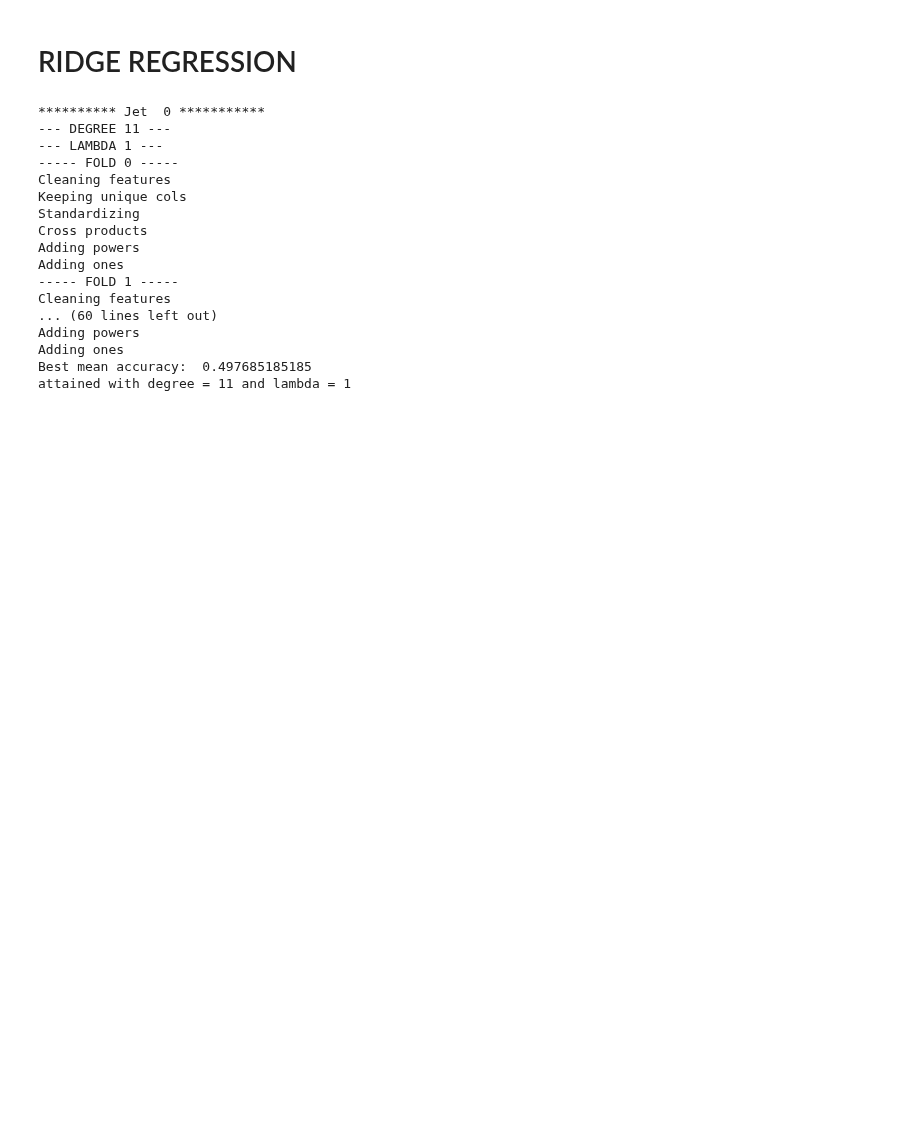
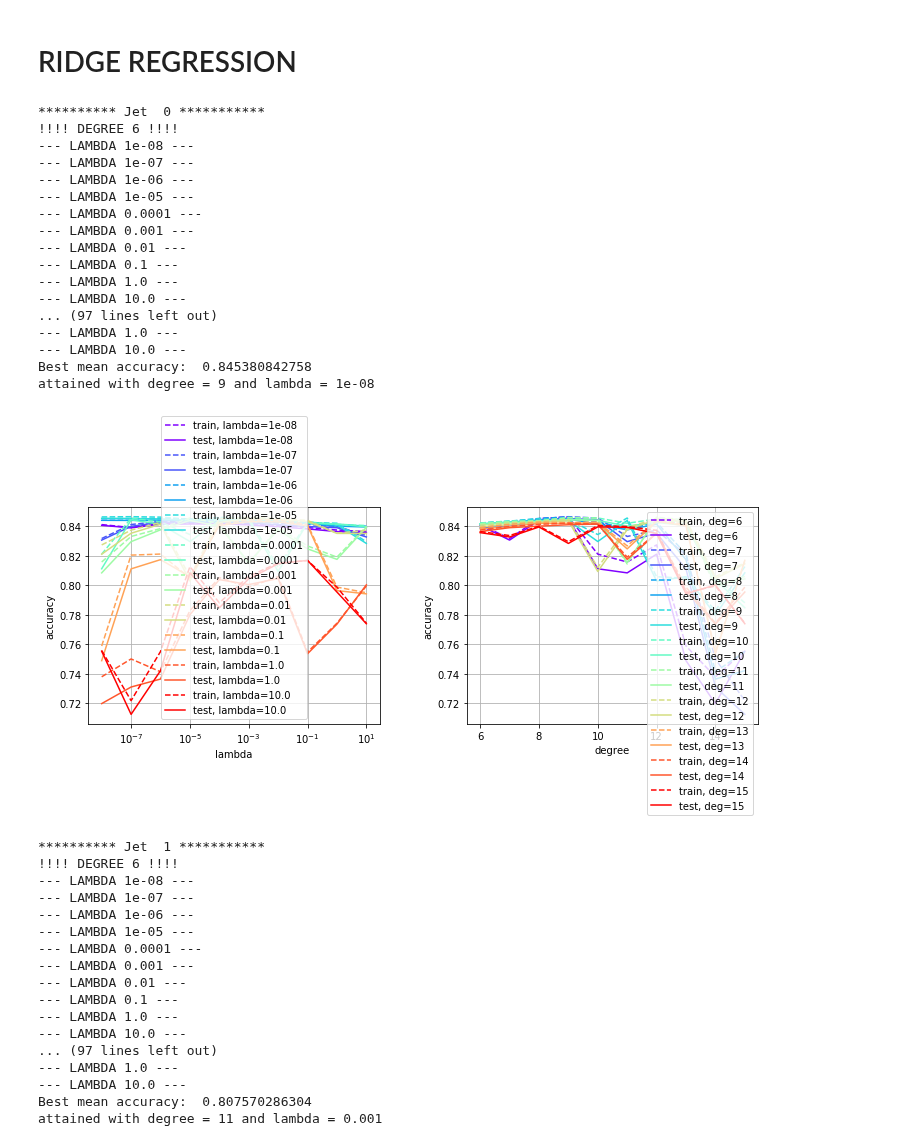
Before and after one commit to LucaZampieri/LMO_ML, a Jupyter notebook: project1/trial_ondine_splitjet.ipynb, the cells around one changed output. Drawn from its saved outputs; the diff is of its cells as text; code cells hidden in the pictures; blank space fills up the shorter version.

Commit message:
Best score 0.83275!! Splitted jets, 10 folds cross validation, ridge regression

```diff
--- a/project1/trial_ondine_splitjet.ipynb
+++ b/project1/trial_ondine_splitjet.ipynb
@@ -24,9 +25,9 @@ import operator
 # %%
 DATA_FOLDER = 'data/'
 
-y_train, tx_train, ids_train = load_csv_data(DATA_FOLDER+'train.csv',sub_sample=True) # FALSE
+y_train, tx_train, ids_train = load_csv_data(DATA_FOLDER+'train.csv',sub_sample=False)
 
-y_test, tx_test, ids_test = load_csv_data(DATA_FOLDER+'test.csv',sub_sample=True) # FALSE
+y_test, tx_test, ids_test = load_csv_data(DATA_FOLDER+'test.csv',sub_sample=False)
 # %%
 y_train.shape
 # %% [output]
@@ -277,7 +312,7 @@ def cross_validation_single_jet_ridge_regression(degrees, lambdas, y_single_jet_
     max_acc_cv_test = np.zeros([len(degrees), len(lambdas)])
 
     for i, single_degree in enumerate(degrees):
-        print('--- DEGREE', single_degree, '---')
+        print('!!!! DEGREE', single_degree, '!!!!')
         for j, single_lambda in enumerate(lambdas):
             print('--- LAMBDA', single_lambda, '---')
             mean_acc_cv_train[i,j], mean_acc_cv_test[i,j], var_acc_cv_train[i,j], var_acc_cv_test[i,j], \
@@ -288,6 +323,7 @@ def cross_validation_single_jet_ridge_regression(degrees, lambdas, y_single_jet_
     max_id_deg, max_id_lambda = np.unravel_index(mean_acc_cv_test.argmax(), mean_acc_cv_test.shape)
     print('Best mean accuracy: ', mean_acc_cv_test[max_id_deg, max_id_lambda])
     print('attained with degree =', degrees[max_id_deg], 'and lambda =', lambdas[max_id_lambda])
+    plot_accuracy_evolution(degrees, lambdas, mean_acc_cv_train, mean_acc_cv_test, var_acc_cv_train, var_acc_cv_test)
 
     if returnAll == True:
         return degrees[max_id_deg], lambdas[max_id_lambda], mean_acc_cv_train, mean_acc_cv_test, var_acc_cv_train, \
@@ -357,28 +393,46 @@ def ridge_regression_all_jets_pred(full_tx_train, full_tx_test, full_y_train, de
 # %% [markdown]
 # RIDGE REGRESSION
 # %%
-degrees = range(5,13)
-lambdas = np.logspace(-12,-3,10)
-k_fold = 4
+degrees = range(6,16)
+lambdas = np.logspace(-8,1,10)
+k_fold = 10
 seed = 1
 
 best_degree, best_lambda, best_mean_accuracy_train, best_mean_accuracy_test = \
     cross_validation_all_jets_ridge_regression(degrees, lambdas, k_fold, seed, y_train, tx_train, tx_test)
 # %% [output]
 ********** Jet  0 ***********
---- DEGREE 11 ---
---- LAMBDA 1 ---
------ FOLD 0 -----
-Cleaning features
-Keeping unique cols
-Standardizing
-Cross products
-Adding powers
-Adding ones
------ FOLD 1 -----
-Cleaning features
-... (60 lines left out)
-Adding powers
-Adding ones
-Best mean accuracy:  0.497685185185
-attained with degree = 11 and lambda = 1
+!!!! DEGREE 6 !!!!
+--- LAMBDA 1e-08 ---
+--- LAMBDA 1e-07 ---
+--- LAMBDA 1e-06 ---
+--- LAMBDA 1e-05 ---
+--- LAMBDA 0.0001 ---
+--- LAMBDA 0.001 ---
+--- LAMBDA 0.01 ---
+--- LAMBDA 0.1 ---
+--- LAMBDA 1.0 ---
+--- LAMBDA 10.0 ---
+... (97 lines left out)
+--- LAMBDA 1.0 ---
+--- LAMBDA 10.0 ---
+Best mean accuracy:  0.845380842758
+attained with degree = 9 and lambda = 1e-08
+[figure, added]
+********** Jet  1 ***********
+!!!! DEGREE 6 !!!!
+--- LAMBDA 1e-08 ---
+--- LAMBDA 1e-07 ---
+--- LAMBDA 1e-06 ---
+--- LAMBDA 1e-05 ---
+--- LAMBDA 0.0001 ---
+--- LAMBDA 0.001 ---
+--- LAMBDA 0.01 ---
+--- LAMBDA 0.1 ---
+--- LAMBDA 1.0 ---
+--- LAMBDA 10.0 ---
+... (97 lines left out)
+--- LAMBDA 1.0 ---
+--- LAMBDA 10.0 ---
+Best mean accuracy:  0.807570286304
+attained with degree = 11 and lambda = 0.001
```
Also changed, not shown: parts of 20 cells of this notebook, 2 other files.
